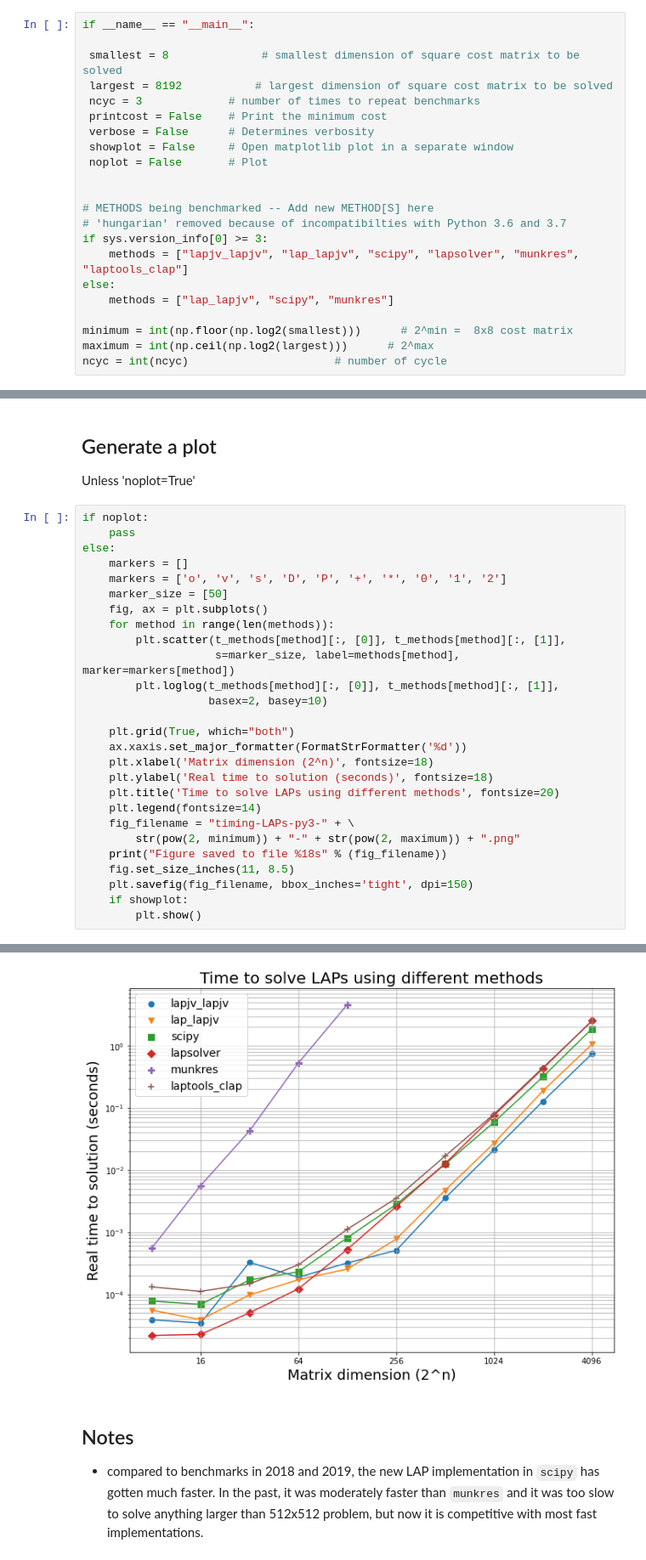
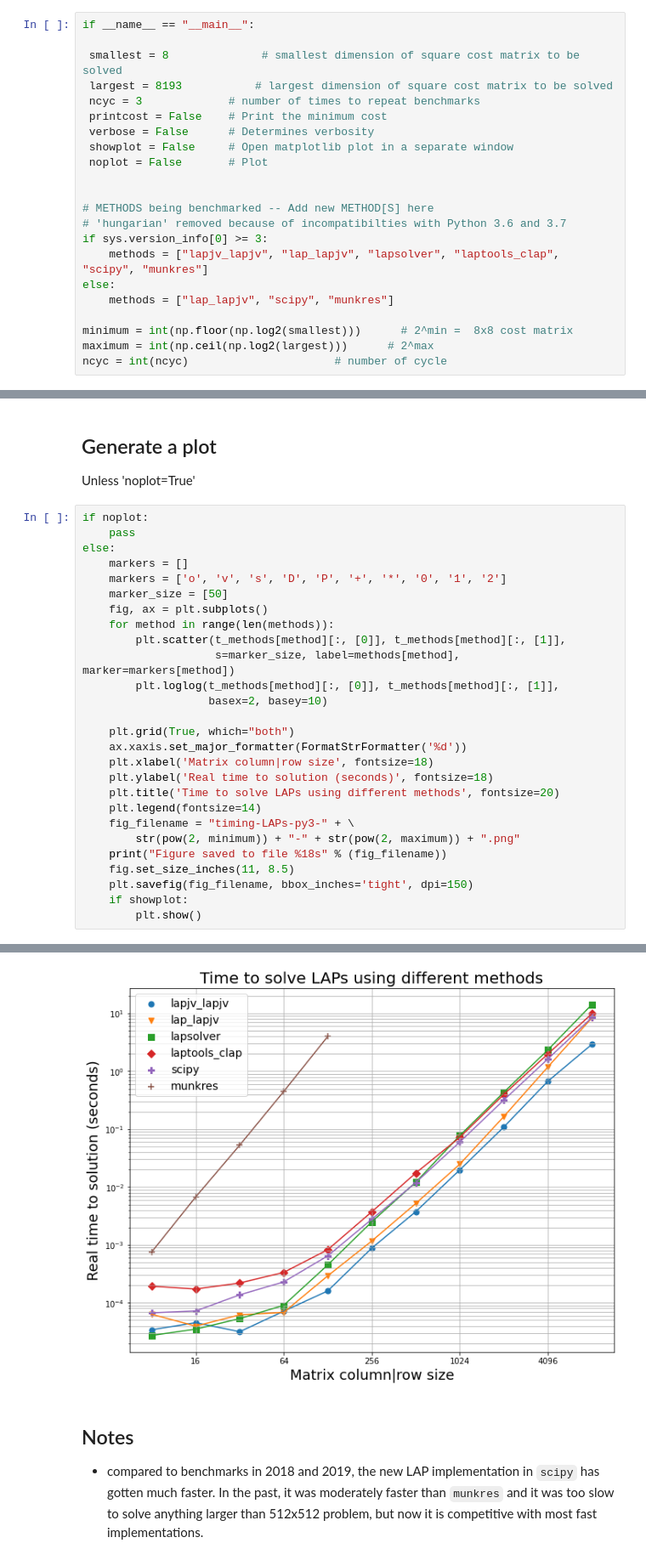
Before and after one commit to berhane/LAP-solvers, a Jupyter notebook: benchmark-lap-solvers-py3.ipynb, the cells around one changed output, grey strips where cells are left out. Shown: that part at 85% size. Drawn from its saved outputs; the diff is of its cells as text.

```diff
--- a/benchmark-lap-solvers-py3.ipynb
+++ b/benchmark-lap-solvers-py3.ipynb
@@ -260,7 +260,7 @@ Instead of parsing arguments from the command line, it expects the following var
 if __name__ == "__main__":
 
  smallest = 8              # smallest dimension of square cost matrix to be solved
- largest = 8192           # largest dimension of square cost matrix to be solved
+ largest = 8193           # largest dimension of square cost matrix to be solved
  ncyc = 3             # number of times to repeat benchmarks
  printcost = False    # Print the minimum cost
  verbose = False      # Determines verbosity
@@ -271,7 +271,7 @@ if __name__ == "__main__":
 # METHODS being benchmarked -- Add new METHOD[S] here
 # 'hungarian' removed because of incompatibilties with Python 3.6 and 3.7
 if sys.version_info[0] >= 3:
-    methods = ["lapjv_lapjv", "lap_lapjv", "scipy", "lapsolver", "munkres", "laptools_clap"]
+    methods = ["lapjv_lapjv", "lap_lapjv", "lapsolver", "laptools_clap", "scipy", "munkres"]
 else:
     methods = ["lap_lapjv", "scipy", "munkres"]
 
@@ -433,7 +432,7 @@ else:
 
     plt.grid(True, which="both")
     ax.xaxis.set_major_formatter(FormatStrFormatter('%d'))
-    plt.xlabel('Matrix dimension (2^n)', fontsize=18)
+    plt.xlabel('Matrix column|row size', fontsize=18)
     plt.ylabel('Real time to solution (seconds)', fontsize=18)
     plt.title('Time to solve LAPs using different methods', fontsize=20)
     plt.legend(fontsize=14)
@@ -449,4 +448,4 @@ Figure saved to file timing-LAPs-py3-8-8192.png
-[figure, old version]
+[figure, new version]
 # %% [markdown]
 ## Notes
 - compared to benchmarks in 2018 and 2019, the new LAP implementation in `scipy` has gotten much faster. In the past, it was moderately faster than `munkres` and it was too slow to solve anything larger than 512x512 problem, but now it is competitive with most fast implementations.
```
Also changed, not shown: parts of 5 cells of this notebook, 1 other file.
